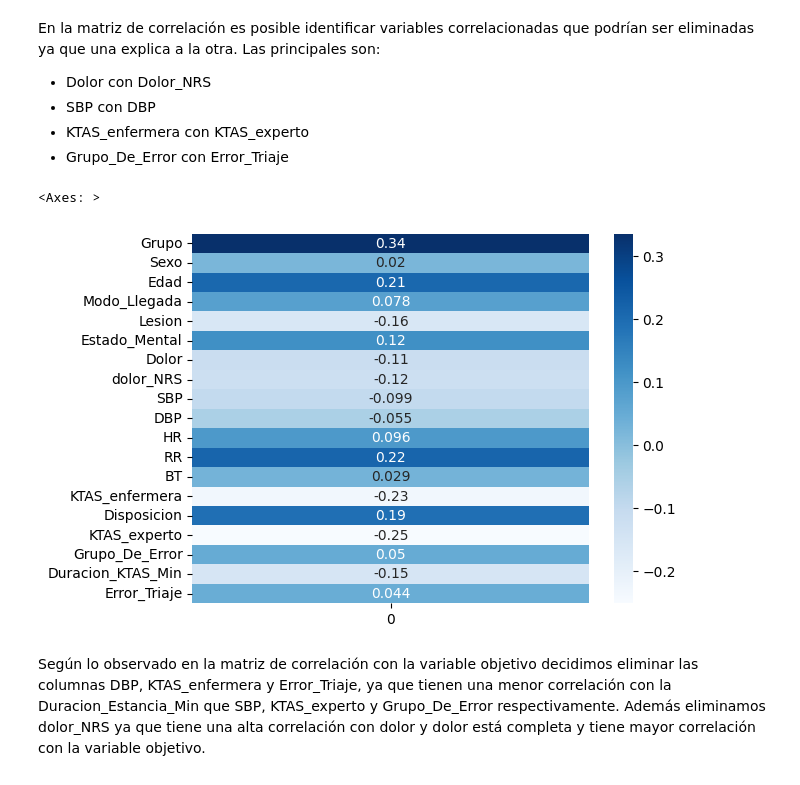
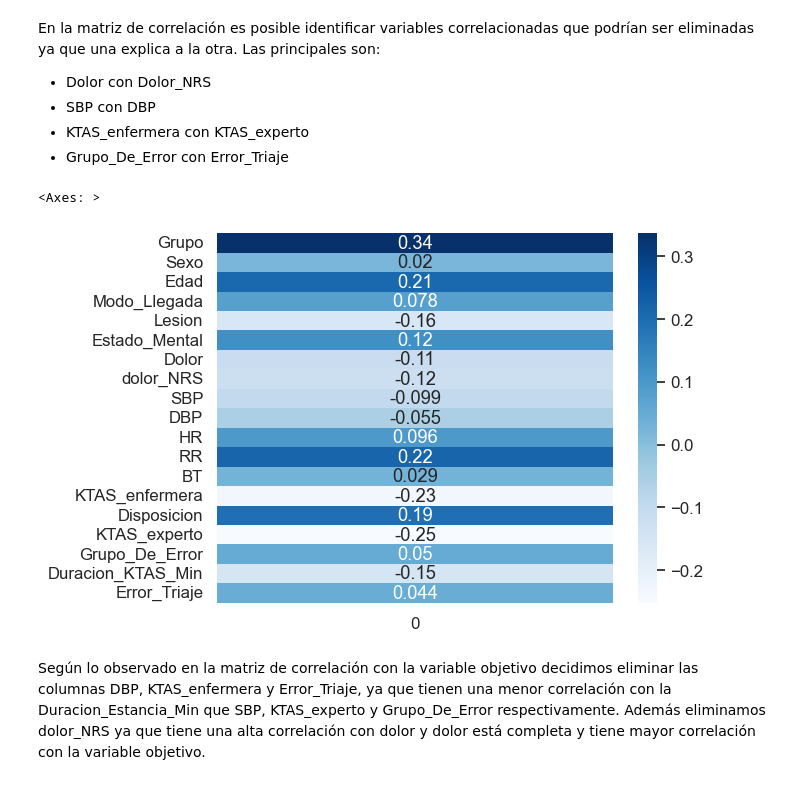
Before and after one commit to despinosaa/Lab1_G1, a Jupyter notebook: Lab2_UNIFICADO.ipynb, the cells around one changed output. Drawn from its saved outputs; the diff is of its cells as text; code cells hidden in the pictures.

```diff
--- a/Lab2_UNIFICADO.ipynb
+++ b/Lab2_UNIFICADO.ipynb
@@ -425,10 +424,10 @@ En la matriz de correlación es posible identificar variables correlacionadas qu
 - Grupo_De_Error con Error_Triaje
 # %%
 corrw = data.drop(['Duracion_Estancia_Min'], axis=1).corrwith(data['Duracion_Estancia_Min'], numeric_only= True)
-sb.heatmap(pd.DataFrame(corrw), cmap="Blues", annot=True)
+sns.heatmap(pd.DataFrame(corrw), cmap="Blues", annot=True)
 # %% [output]
 <Axes: >
-[figure, old version]
+[figure, new version]
 # %% [markdown]
 Según lo observado en la matriz de correlación con la variable objetivo decidimos eliminar las columnas DBP, KTAS_enfermera y Error_Triaje, ya que tienen una menor correlación con la Duracion_Estancia_Min que SBP, KTAS_experto y Grupo_De_Error respectivamente. Además eliminamos dolor_NRS ya que tiene una alta correlación con dolor y dolor está completa y tiene mayor correlación con la variable objetivo.
 # %%
```
Also changed, not shown: parts of 53 cells of this notebook, 1 other file.
